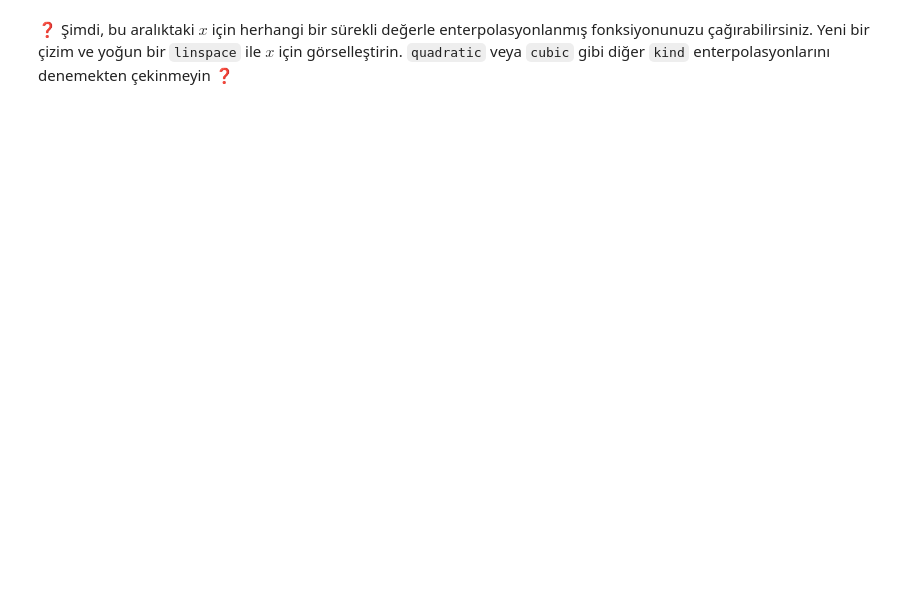
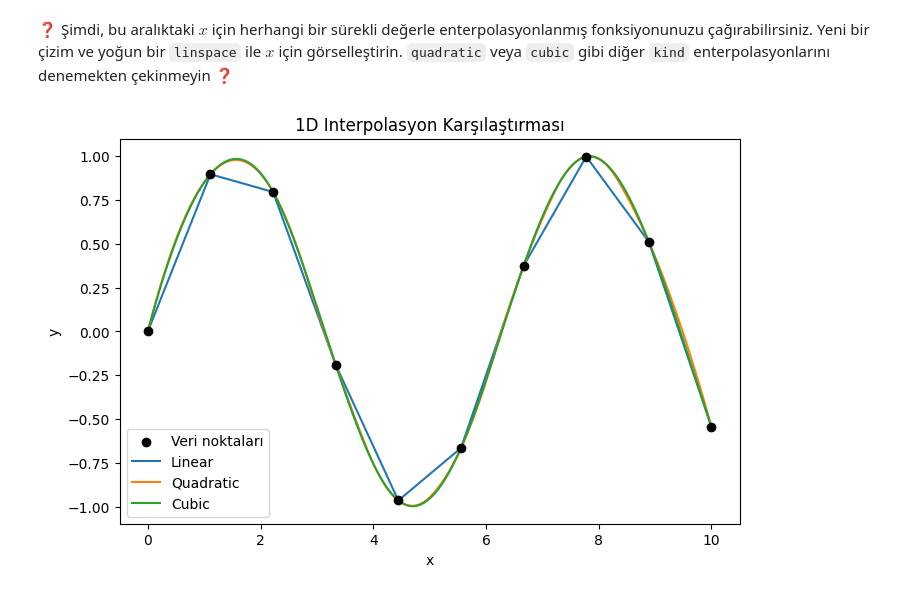
Before and after one commit to halimcan/data-scipy, a Jupyter notebook: 03-scipy.ipynb, the cells around one changed output. Drawn from its saved outputs; the diff is of its cells as text; code cells hidden in the pictures; blank space fills up the shorter version.

```diff
--- a/03-scipy.ipynb
+++ b/03-scipy.ipynb
@@ -505,0 +575,28 @@ f_interpolated
+# %%
+# YOUR CODE HERE
+# Interpolasyon fonksiyonları
+f_linear = interpolate.interp1d(x, y, kind='linear')
+f_quadratic = interpolate.interp1d(x, y, kind='quadratic')
+f_cubic = interpolate.interp1d(x, y, kind='cubic')
+# %%
+# x_dense = np.linspace(x.min(), x.max(), 400) X araligi olusturdum.
+
+x_dense = np.linspace(x.min(), x.max(), 400)
+# %%
+plt.figure(figsize=(8, 5))
+
+# Orijinal veri
+plt.scatter(x, y, color='black', zorder=5, label='Veri noktaları')
+
+# Enterpolasyon eğrileri
+plt.plot(x_dense, f_linear(x_dense), label='Linear')
+plt.plot(x_dense, f_quadratic(x_dense), label='Quadratic')
+plt.plot(x_dense, f_cubic(x_dense), label='Cubic')
+
+plt.xlabel("x")
+plt.ylabel("y")
+plt.legend()
+plt.title("1D Interpolasyon Karşılaştırması")
+plt.show()
+# %% [output]
+[figure, added]
```
Also changed, not shown: parts of 17 cells of this notebook.
